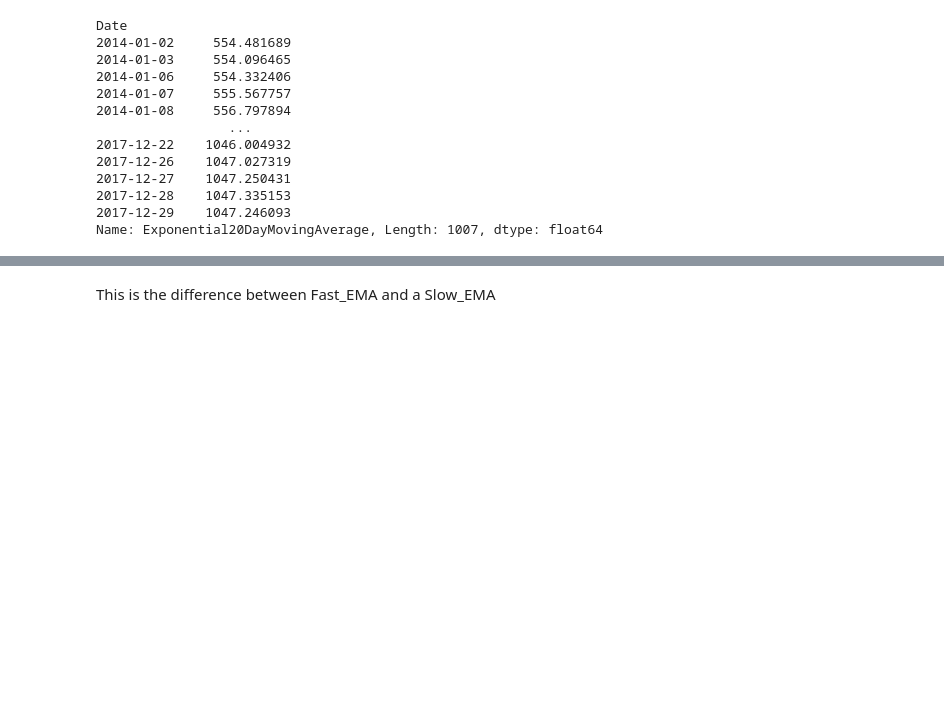
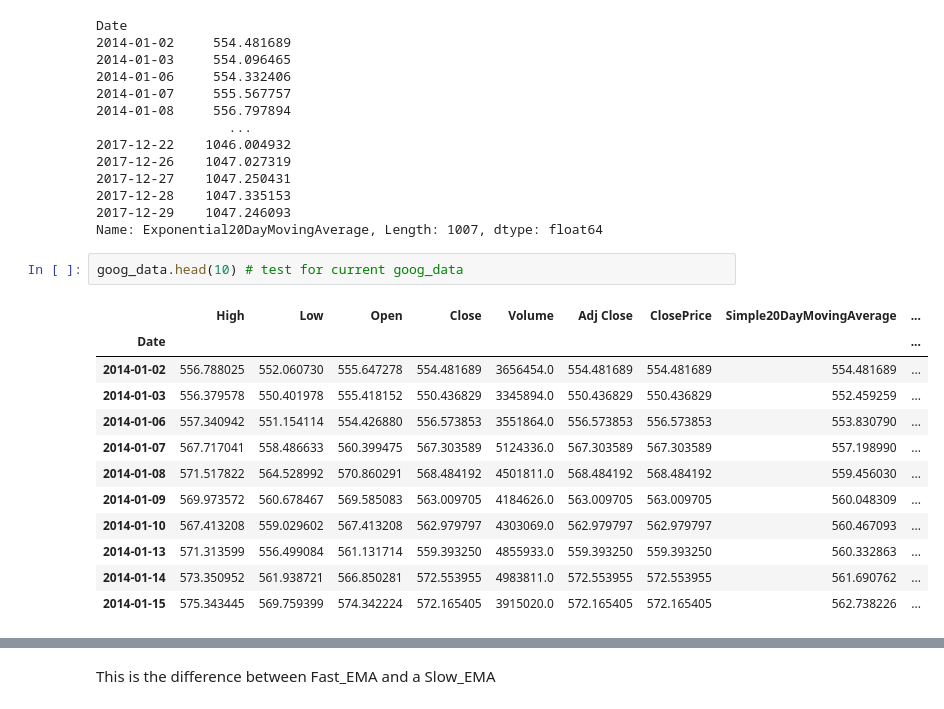
Before and after one commit to ahmed-raza1/Trading_Bot, a Jupyter notebook: strategies/SMA_EMA.ipynb, the cells around one changed output, grey strips where cells are left out. Cells and saved outputs as stored; diff of their text form; blank space fills up the shorter version.

```diff
--- a/strategies/SMA_EMA.ipynb
+++ b/strategies/SMA_EMA.ipynb
@@ -92,6 +109,21 @@ Date
 2017-12-28    1047.335153
 2017-12-29    1047.246093
 Name: Exponential20DayMovingAverage, Length: 1007, dtype: float64
+# %%
+goog_data.head(10) # test for current goog_data
+# %% [output]
+|  | High | Low | Open | Close | Volume | Adj Close | ClosePrice | Simple20DayMovingAverage | ... |
+| Date |  |  |  |  |  |  |  |  | ... |
+| 2014-01-02 | 556.788025 | 552.060730 | 555.647278 | 554.481689 | 3656454.0 | 554.481689 | 554.481689 | 554.481689 | ... |
+| 2014-01-03 | 556.379578 | 550.401978 | 555.418152 | 550.436829 | 3345894.0 | 550.436829 | 550.436829 | 552.459259 | ... |
+| 2014-01-06 | 557.340942 | 551.154114 | 554.426880 | 556.573853 | 3551864.0 | 556.573853 | 556.573853 | 553.830790 | ... |
+| 2014-01-07 | 567.717041 | 558.486633 | 560.399475 | 567.303589 | 5124336.0 | 567.303589 | 567.303589 | 557.198990 | ... |
+| 2014-01-08 | 571.517822 | 564.528992 | 570.860291 | 568.484192 | 4501811.0 | 568.484192 | 568.484192 | 559.456030 | ... |
+| 2014-01-09 | 569.973572 | 560.678467 | 569.585083 | 563.009705 | 4184626.0 | 563.009705 | 563.009705 | 560.048309 | ... |
+| 2014-01-10 | 567.413208 | 559.029602 | 567.413208 | 562.979797 | 4303069.0 | 562.979797 | 562.979797 | 560.467093 | ... |
+| 2014-01-13 | 571.313599 | 556.499084 | 561.131714 | 559.393250 | 4855933.0 | 559.393250 | 559.393250 | 560.332863 | ... |
+| 2014-01-14 | 573.350952 | 561.938721 | 566.850281 | 572.553955 | 4983811.0 | 572.553955 | 572.553955 | 561.690762 | ... |
+| 2014-01-15 | 575.343445 | 569.759399 | 574.342224 | 572.165405 | 3915020.0 | 572.165405 | 572.165405 | 562.738226 | ... |
 # %%
 fig = plt.figure(figsize = (13,9))
 ax1 = fig.add_subplot(111, ylabel='Google price in $')
```
Also changed, not shown: parts of 17 cells of this notebook.
